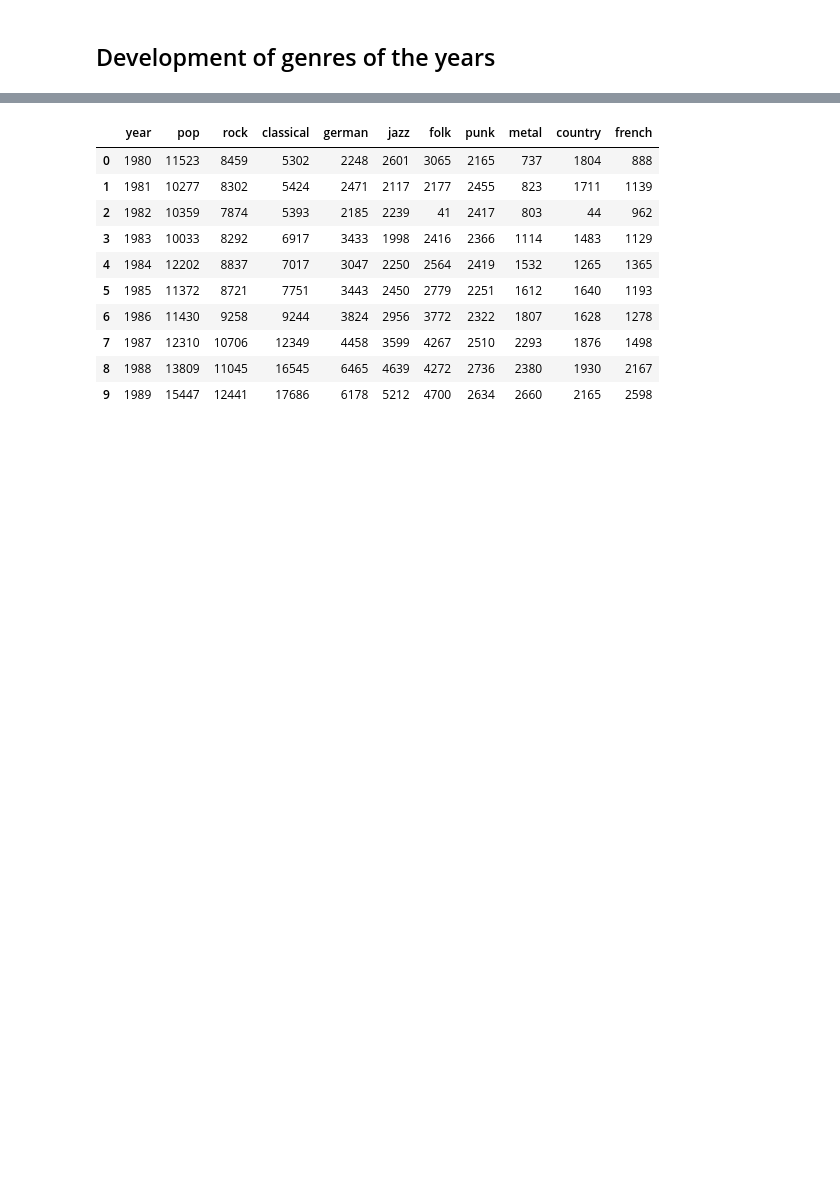
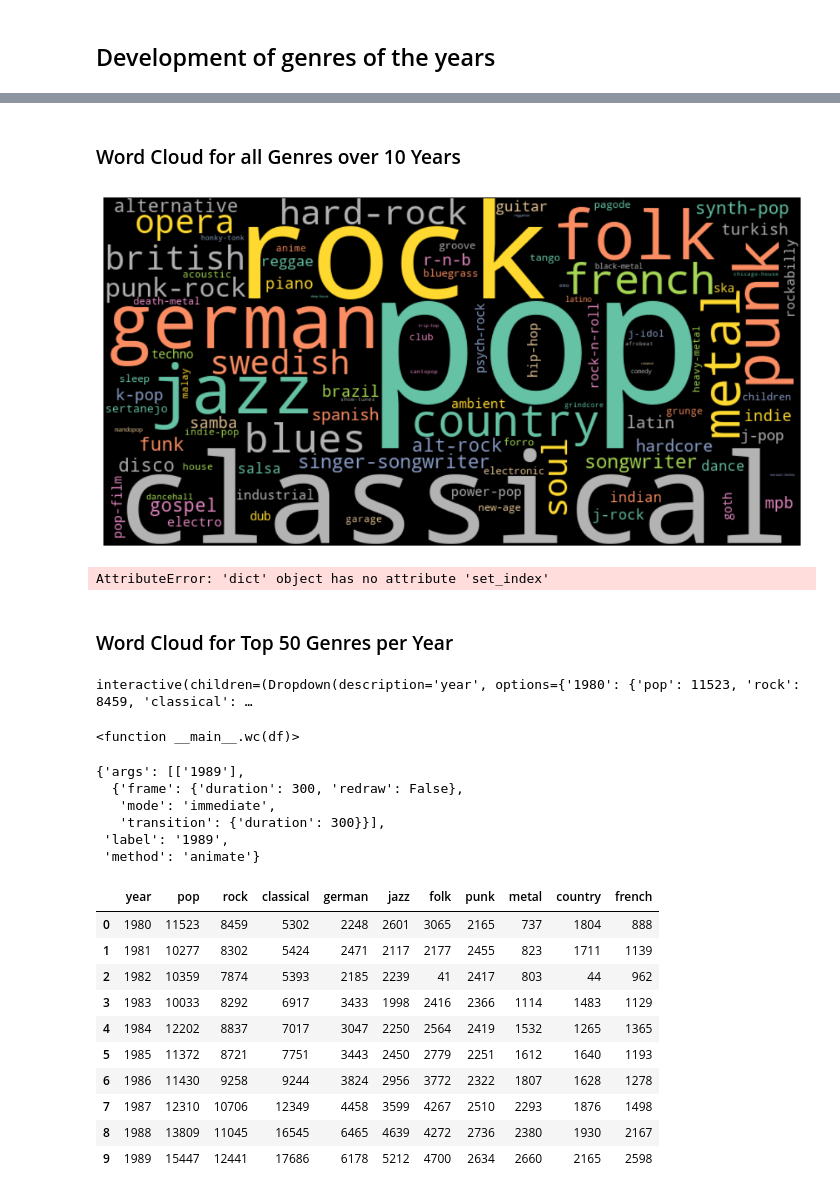
Before and after one commit to Jannis37/80s-recommender, a Jupyter notebook: viz.ipynb, the cells around one changed output, grey strips where cells are left out. Cells and saved outputs as stored; diff of their text form; code cells hidden in the pictures; blank space fills up the shorter version.

Commit message:
wordcloud

```diff
--- a/viz.ipynb
+++ b/viz.ipynb
@@ -31,7 +37,7 @@ by_isrc.head().T
 # %% [markdown]
 ## Find the biggest genres
 # %%
-df = pd.read_csv('data/DE/data-neu.csv')
+df = pd.read_csv('data.csv')
 df.drop_duplicates(inplace=True)
 # %%
 ct = pd.crosstab(df['isrc'], df['genres'])
@@ -320,3 +389,48 @@ for i, genre in enumerate(genres):
+# %% [markdown]
+### Word Cloud for all Genres over 10 Years
+# %%
+genres_count = ct_sum_df.sort_values(by='count', ascending=False)
+genres_count = genres_count.to_dict()
+
+cloud = wordcloud.WordCloud(width=800, height=400, background_color='black',colormap='Set2').generate_from_frequencies(genres_count['count'])
+plt.figure(figsize=(10, 5))
+plt.imshow(cloud, interpolation='bilinear')
+plt.axis('off')
+plt.show()
+# %% [output]
+[figure, added]
+# %%
+genres_by_year = genres_by_year.set_index('year')
+genres_by_year = genres_by_year.to_dict('index')
+# %% [output]
+AttributeError: 'dict' object has no attribute 'set_index'
+# %% [markdown]
+### Word Cloud for Top 50 Genres per Year
+# %%
+dropdown = widgets.Dropdown(options = genres_by_year,
+                                value=genres_by_year['1980'],
+                                 description= "year" )
+
+def wc(df):
+    clear_output(wait=True)
+    cloud = wordcloud.WordCloud(width=700, height=400, background_color='black',colormap='Set2').generate_from_frequencies(df)
+    plt.figure(figsize=(9, 9))
+    plt.imshow(cloud)
+    plt.tight_layout()
+    plt.axis("off")
+widgets.interact(wc,df=dropdown)
+# %% [output]
+interactive(children=(Dropdown(description='year', options={'1980': {'pop': 11523, 'rock': 8459, 'classical': …
+<function __main__.wc(df)>
+# %%
+slider_step
+# %% [output]
+{'args': [['1989'],
+  {'frame': {'duration': 300, 'redraw': False},
+   'mode': 'immediate',
+   'transition': {'duration': 300}}],
+ 'label': '1989',
+ 'method': 'animate'}
 # %%
 features = sorted_genres[:10]
 # %%
```
Also changed, not shown: parts of 23 cells of this notebook.
